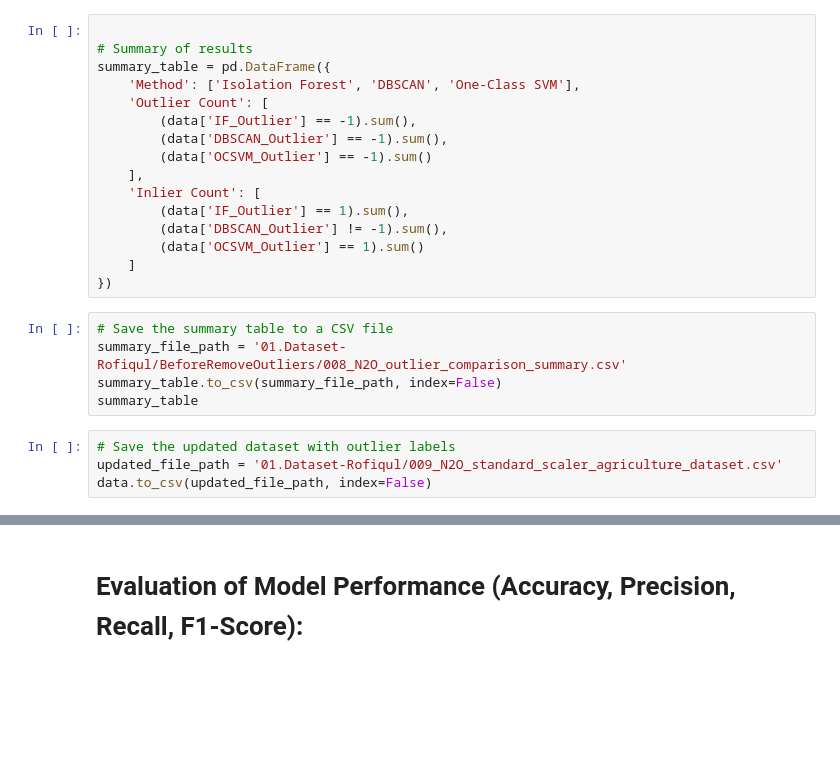
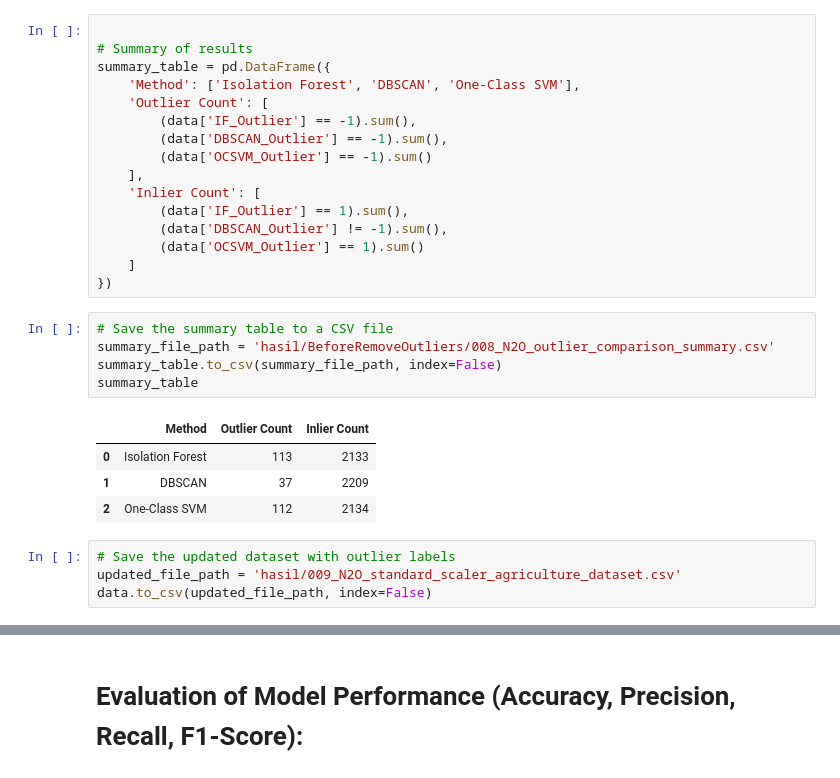
Before and after one commit to roniwahyu/outlier-detection2024, a Jupyter notebook: 01.Dataset-Rofiqul/Ujicoba6-01012024/010_06_Agriculture_N2O_IF_DBSCAN_OneClassSVM_Ensemble_OUTLIERS_DETECTION_Uji Weighted clean.ipynb, the cells around one changed output, grey strips where cells are left out. Drawn from its saved outputs; the diff is of its cells as text; blank space fills up the shorter version.

```diff
--- a/01.Dataset-Rofiqul/Ujicoba6-01012024/010_06_Agriculture_N2O_IF_DBSCAN_OneClassSVM_Ensemble_OUTLIERS_DETECTION_Uji Weighted clean.ipynb
+++ b/01.Dataset-Rofiqul/Ujicoba6-01012024/010_06_Agriculture_N2O_IF_DBSCAN_OneClassSVM_Ensemble_OUTLIERS_DETECTION_Uji Weighted clean.ipynb
@@ -922,12 +994,17 @@ summary_table = pd.DataFrame({
 })
 # %%
 # Save the summary table to a CSV file
-summary_file_path = '01.Dataset-Rofiqul/BeforeRemoveOutliers/008_N2O_outlier_comparison_summary.csv'
+summary_file_path = 'hasil/BeforeRemoveOutliers/008_N2O_outlier_comparison_summary.csv'
 summary_table.to_csv(summary_file_path, index=False)
 summary_table
+# %% [output]
+|  | Method | Outlier Count | Inlier Count |
+| 0 | Isolation Forest | 113 | 2133 |
+| 1 | DBSCAN | 37 | 2209 |
+| 2 | One-Class SVM | 112 | 2134 |
 # %%
 # Save the updated dataset with outlier labels
-updated_file_path = '01.Dataset-Rofiqul/009_N2O_standard_scaler_agriculture_dataset.csv'
+updated_file_path = 'hasil/009_N2O_standard_scaler_agriculture_dataset.csv'
 data.to_csv(updated_file_path, index=False)
 # %%
 # Display the summary table
```
Also changed, not shown: parts of 26 cells of this notebook, 31 other files.
